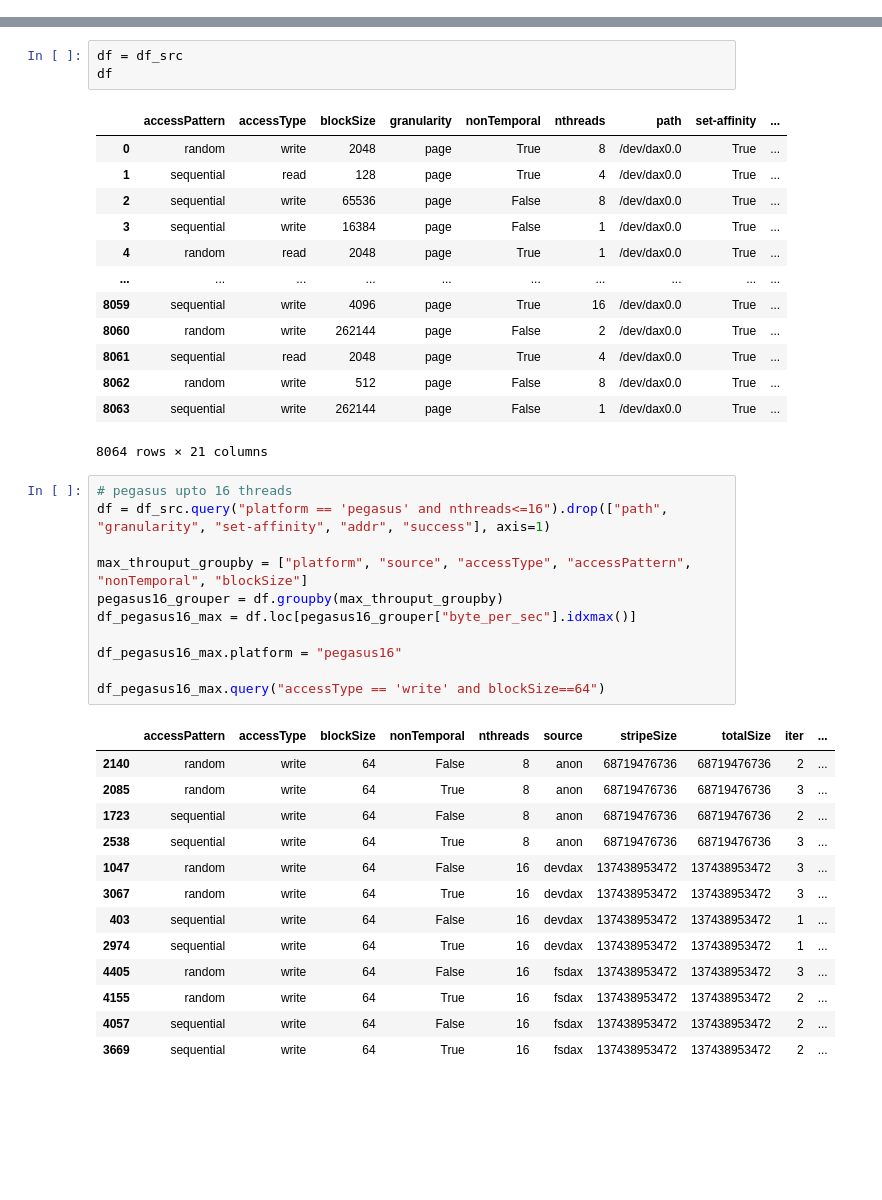
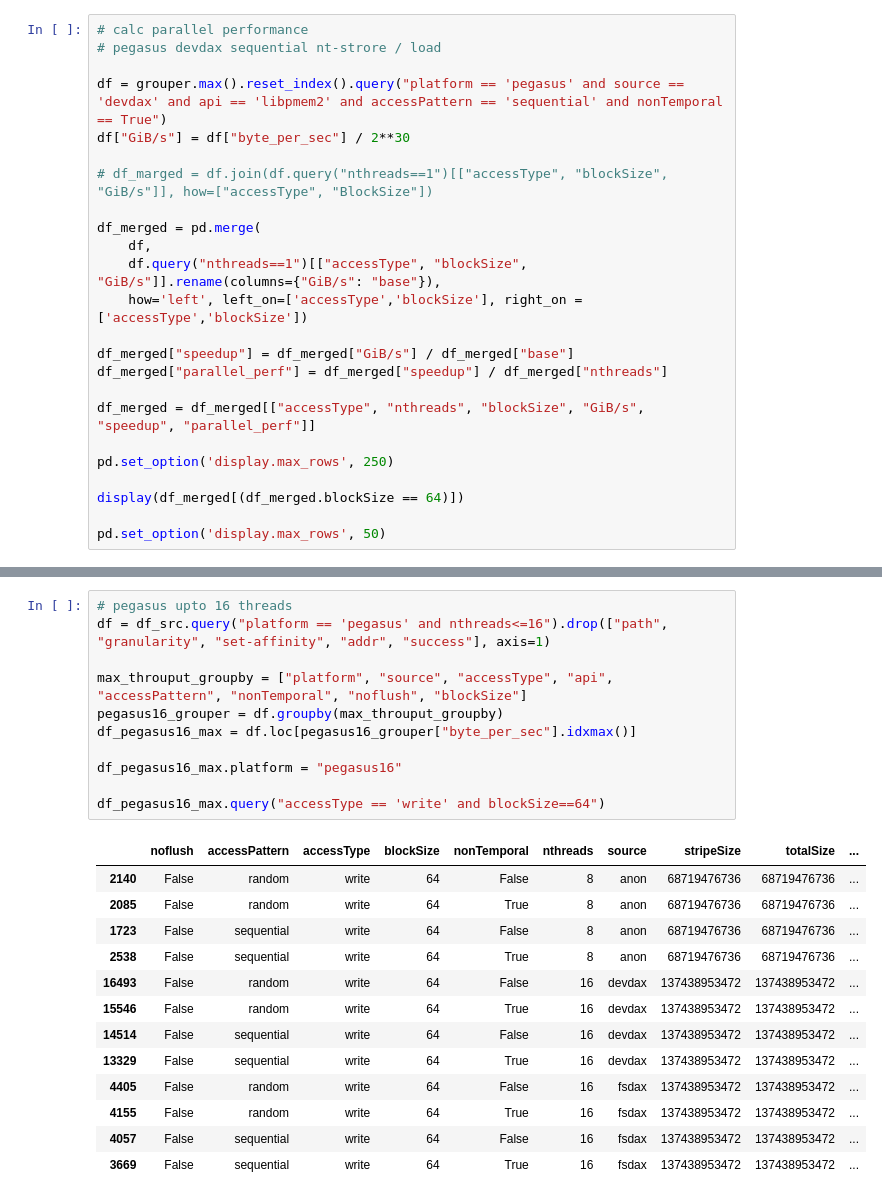
Before and after one commit to range3/pmembench, a Jupyter notebook: eval/plot/pmem2bench.ipynb, the cells around one changed output, grey strips where cells are left out. Drawn from its saved outputs; the diff is of its cells as text; blank space fills up the shorter version.

```diff
--- a/eval/plot/pmem2bench.ipynb
+++ b/eval/plot/pmem2bench.ipynb
@@ -119 +149,25 @@ True     pegasus   anon    write       random         False        16        256
 dtype: int64
+# %%
+# calc parallel performance
+# pegasus devdax sequential nt-strore / load
+
+df = grouper.max().reset_index().query("platform == 'pegasus' and source == 'devdax' and api == 'libpmem2' and accessPattern == 'sequential' and nonTemporal == True")
+df["GiB/s"] = df["byte_per_sec"] / 2**30
+
+# df_marged = df.join(df.query("nthreads==1")[["accessType", "blockSize", "GiB/s"]], how=["accessType", "BlockSize"])
+
+df_merged = pd.merge(
+    df,
+    df.query("nthreads==1")[["accessType", "blockSize", "GiB/s"]].rename(columns={"GiB/s": "base"}),
+    how='left', left_on=['accessType','blockSize'], right_on = ['accessType','blockSize'])
+
+df_merged["speedup"] = df_merged["GiB/s"] / df_merged["base"]
+df_merged["parallel_perf"] = df_merged["speedup"] / df_merged["nthreads"]
+
+df_merged = df_merged[["accessType", "nthreads", "blockSize", "GiB/s", "speedup", "parallel_perf"]]
+
+pd.set_option('display.max_rows', 250)
+
+display(df_merged[(df_merged.blockSize == 64)])
+
+pd.set_option('display.max_rows', 50)
@@ -226,42 +298,25 @@ The PostScript backend does not support transparency; partially transparent arti
-# %%
-df = df_src
-df
-# %% [output]
-|  | accessPattern | accessType | blockSize | granularity | nonTemporal | nthreads | path | set-affinity | ... |
-| 0 | random | write | 2048 | page | True | 8 | /dev/dax0.0 | True | ... |
-| 1 | sequential | read | 128 | page | True | 4 | /dev/dax0.0 | True | ... |
-| 2 | sequential | write | 65536 | page | False | 8 | /dev/dax0.0 | True | ... |
-| 3 | sequential | write | 16384 | page | False | 1 | /dev/dax0.0 | True | ... |
-| 4 | random | read | 2048 | page | True | 1 | /dev/dax0.0 | True | ... |
-| ... | ... | ... | ... | ... | ... | ... | ... | ... | ... |
-| 8059 | sequential | write | 4096 | page | True | 16 | /dev/dax0.0 | True | ... |
-| 8060 | random | write | 262144 | page | False | 2 | /dev/dax0.0 | True | ... |
-| 8061 | sequential | read | 2048 | page | True | 4 | /dev/dax0.0 | True | ... |
-| 8062 | random | write | 512 | page | False | 8 | /dev/dax0.0 | True | ... |
-| 8063 | sequential | write | 262144 | page | False | 1 | /dev/dax0.0 | True | ... |
-8064 rows × 21 columns
 # %%
 # pegasus upto 16 threads
 df = df_src.query("platform == 'pegasus' and nthreads<=16").drop(["path", "granularity", "set-affinity", "addr", "success"], axis=1)
 
-max_throuput_groupby = ["platform", "source", "accessType", "accessPattern", "nonTemporal", "blockSize"]
+max_throuput_groupby = ["platform", "source", "accessType", "api", "accessPattern", "nonTemporal", "noflush", "blockSize"]
 pegasus16_grouper = df.groupby(max_throuput_groupby)
 df_pegasus16_max = df.loc[pegasus16_grouper["byte_per_sec"].idxmax()]
 
 df_pegasus16_max.platform = "pegasus16"
 
 df_pegasus16_max.query("accessType == 'write' and blockSize==64")
 # %% [output]
-|  | accessPattern | accessType | blockSize | nonTemporal | nthreads | source | stripeSize | totalSize | iter | ... |
-| 2140 | random | write | 64 | False | 8 | anon | 68719476736 | 68719476736 | 2 | ... |
-| 2085 | random | write | 64 | True | 8 | anon | 68719476736 | 68719476736 | 3 | ... |
-| 1723 | sequential | write | 64 | False | 8 | anon | 68719476736 | 68719476736 | 2 | ... |
-| 2538 | sequential | write | 64 | True | 8 | anon | 68719476736 | 68719476736 | 3 | ... |
-| 1047 | random | write | 64 | False | 16 | devdax | 137438953472 | 137438953472 | 3 | ... |
-| 3067 | random | write | 64 | True | 16 | devdax | 137438953472 | 137438953472 | 3 | ... |
-| 403 | sequential | write | 64 | False | 16 | devdax | 137438953472 | 137438953472 | 1 | ... |
-| 2974 | sequential | write | 64 | True | 16 | devdax | 137438953472 | 137438953472 | 1 | ... |
-| 4405 | random | write | 64 | False | 16 | fsdax | 137438953472 | 137438953472 | 3 | ... |
-| 4155 | random | write | 64 | True | 16 | fsdax | 137438953472 | 137438953472 | 2 | ... |
-| 4057 | sequential | write | 64 | False | 16 | fsdax | 137438953472 | 137438953472 | 2 | ... |
-| 3669 | sequential | write | 64 | True | 16 | fsdax | 137438953472 | 137438953472 | 2 | ... |
+|  | noflush | accessPattern | accessType | blockSize | nonTemporal | nthreads | source | stripeSize | totalSize | ... |
+| 2140 | False | random | write | 64 | False | 8 | anon | 68719476736 | 68719476736 | ... |
+| 2085 | False | random | write | 64 | True | 8 | anon | 68719476736 | 68719476736 | ... |
+| 1723 | False | sequential | write | 64 | False | 8 | anon | 68719476736 | 68719476736 | ... |
+| 2538 | False | sequential | write | 64 | True | 8 | anon | 68719476736 | 68719476736 | ... |
+| 16493 | False | random | write | 64 | False | 16 | devdax | 137438953472 | 137438953472 | ... |
+| 15546 | False | random | write | 64 | True | 16 | devdax | 137438953472 | 137438953472 | ... |
+| 14514 | False | sequential | write | 64 | False | 16 | devdax | 137438953472 | 137438953472 | ... |
+| 13329 | False | sequential | write | 64 | True | 16 | devdax | 137438953472 | 137438953472 | ... |
+| 4405 | False | random | write | 64 | False | 16 | fsdax | 137438953472 | 137438953472 | ... |
+| 4155 | False | random | write | 64 | True | 16 | fsdax | 137438953472 | 137438953472 | ... |
+| 4057 | False | sequential | write | 64 | False | 16 | fsdax | 137438953472 | 137438953472 | ... |
+| 3669 | False | sequential | write | 64 | True | 16 | fsdax | 137438953472 | 137438953472 | ... |
```
Also changed, not shown: parts of 11 cells of this notebook, 31 other files.
